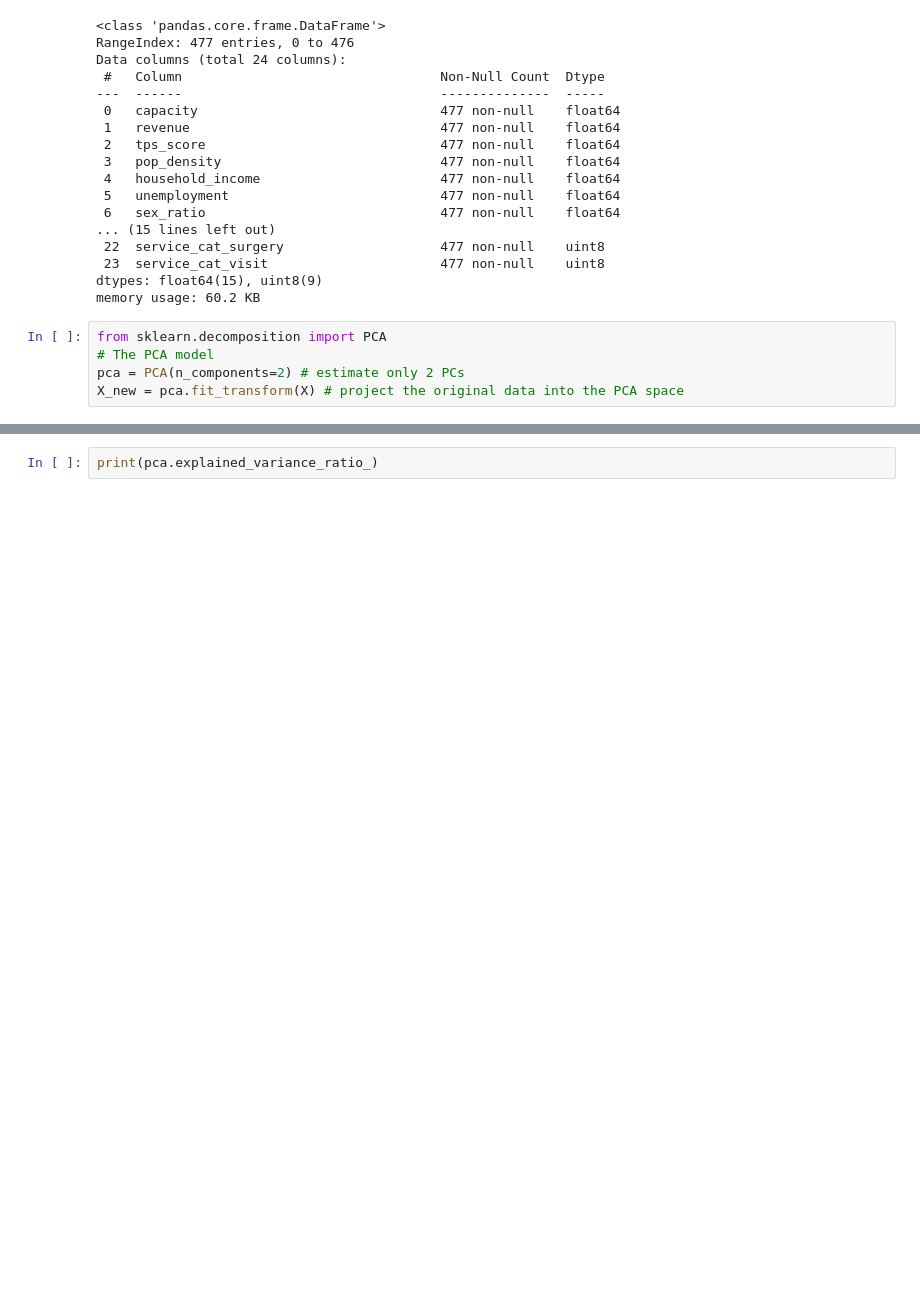
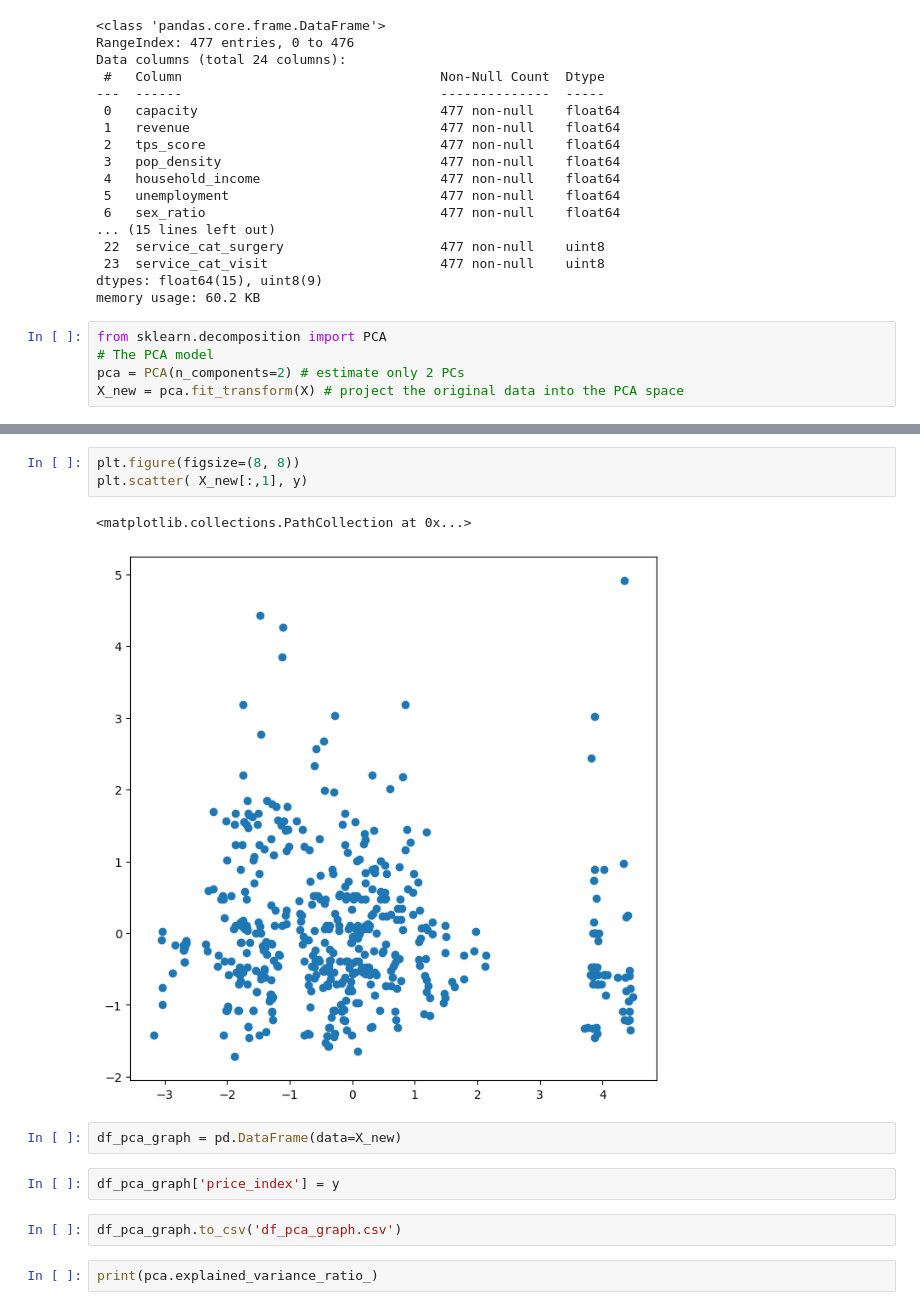
Before and after one commit to junting-huang/ds4a_project, a Jupyter notebook: regression_model.ipynb, the cells around one changed output, grey strips where cells are left out. Cells and saved outputs as stored; diff of their text form; blank space fills up the shorter version.

```diff
--- a/regression_model.ipynb
+++ b/regression_model.ipynb
@@ -210,3 +216,15 @@ No handles with labels found to put in legend.
+# %%
+plt.figure(figsize=(8, 8))
+plt.scatter( X_new[:,1], y)
+# %% [output]
+<matplotlib.collections.PathCollection at 0x...>
+[figure, added]
+# %%
+df_pca_graph = pd.DataFrame(data=X_new)
+# %%
+df_pca_graph['price_index'] = y
+# %%
+df_pca_graph.to_csv('df_pca_graph.csv')
 # %%
 print(pca.explained_variance_ratio_)
 # %% [output]
```
Also changed, not shown: parts of 6 cells of this notebook.
